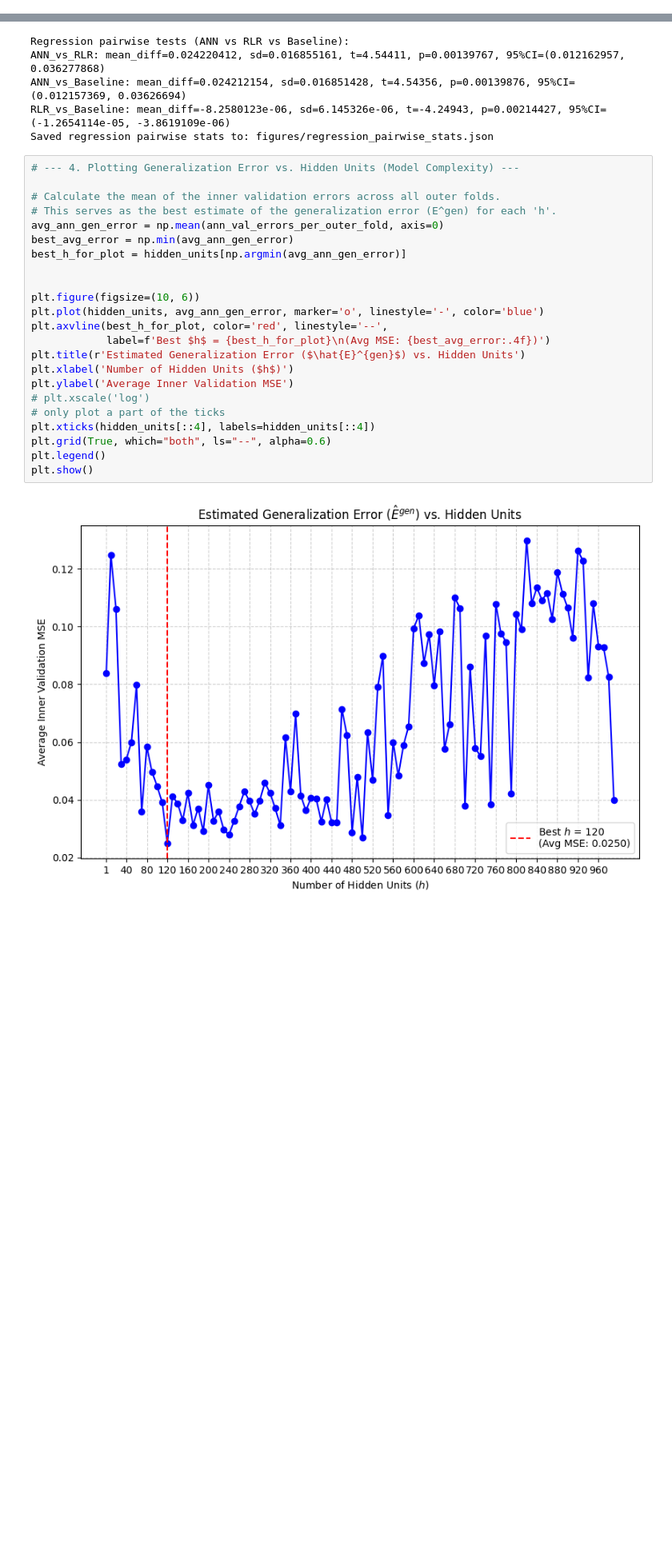
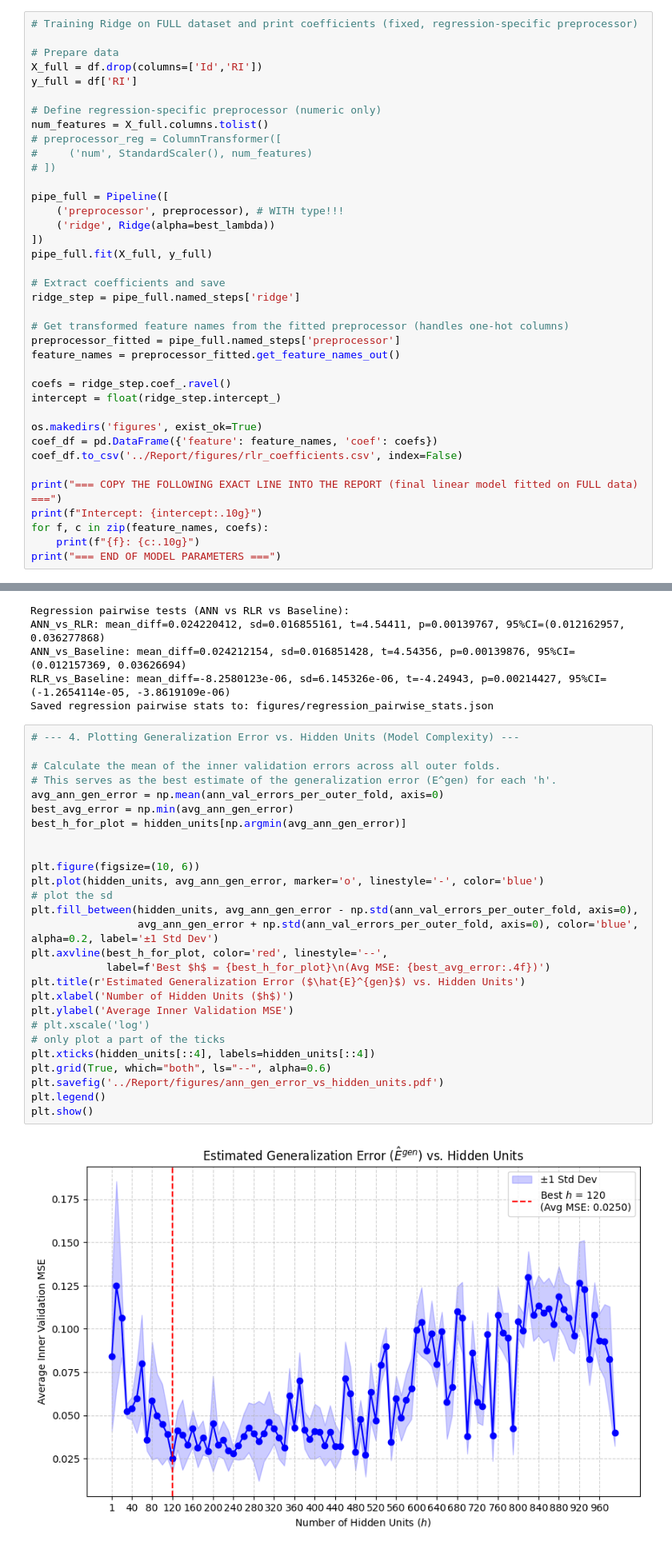
Before and after one commit to schependom/DTU_machine-learning-projects, a Jupyter notebook: Project 2/src/main.ipynb, the cells around one changed output, grey strips where cells are left out. Shown at 80% size. Drawn from its saved outputs; the diff is of its cells as text; blank space fills up the shorter version.

Commit message:
Fixed a bunch of mistakes, completed almost all of the report

```diff
--- a/Project 2/src/main.ipynb
+++ b/Project 2/src/main.ipynb
@@ -222,3 +222,41 @@ print("Saved numeric summary to: figures/rlr_cv_summary.json")
 # %% [output]
 Saved RLR CV figure to: figures/rlr_mse_vs_lambda.pdf
 Saved numeric summary to: figures/rlr_cv_summary.json
+# %%
+# Training Ridge on FULL dataset and print coefficients (fixed, regression-specific preprocessor)
+
+# Prepare data
+X_full = df.drop(columns=['Id','RI'])
+y_full = df['RI']
+
+# Define regression-specific preprocessor (numeric only)
+num_features = X_full.columns.tolist()
+# preprocessor_reg = ColumnTransformer([
+#     ('num', StandardScaler(), num_features)
+# ])
+
+pipe_full = Pipeline([
+    ('preprocessor', preprocessor), # WITH type!!!
+    ('ridge', Ridge(alpha=best_lambda))
+])
+pipe_full.fit(X_full, y_full)
+
+# Extract coefficients and save
+ridge_step = pipe_full.named_steps['ridge']
+
+# Get transformed feature names from the fitted preprocessor (handles one-hot columns)
+preprocessor_fitted = pipe_full.named_steps['preprocessor']
+feature_names = preprocessor_fitted.get_feature_names_out()
+
+coefs = ridge_step.coef_.ravel()
+intercept = float(ridge_step.intercept_)
+
+os.makedirs('figures', exist_ok=True)
+coef_df = pd.DataFrame({'feature': feature_names, 'coef': coefs})
+coef_df.to_csv('../Report/figures/rlr_coefficients.csv', index=False)
+
+print("=== COPY THE FOLLOWING EXACT LINE INTO THE REPORT (final linear model fitted on FULL data) ===")
+print(f"Intercept: {intercept:.10g}")
+for f, c in zip(feature_names, coefs):
+    print(f"{f}: {c:.10g}")
+print("=== END OF MODEL PARAMETERS ===")
@@ -638,28 +646,32 @@ Saved regression pairwise stats to: figures/regression_pairwise_stats.json
 # %%
 # --- 4. Plotting Generalization Error vs. Hidden Units (Model Complexity) ---
 
 # Calculate the mean of the inner validation errors across all outer folds.
 # This serves as the best estimate of the generalization error (E^gen) for each 'h'.
 avg_ann_gen_error = np.mean(ann_val_errors_per_outer_fold, axis=0)
 best_avg_error = np.min(avg_ann_gen_error)
 best_h_for_plot = hidden_units[np.argmin(avg_ann_gen_error)]
 
 
 plt.figure(figsize=(10, 6))
 plt.plot(hidden_units, avg_ann_gen_error, marker='o', linestyle='-', color='blue')
+# plot the sd
+plt.fill_between(hidden_units, avg_ann_gen_error - np.std(ann_val_errors_per_outer_fold, axis=0),
+                 avg_ann_gen_error + np.std(ann_val_errors_per_outer_fold, axis=0), color='blue', alpha=0.2, label='±1 Std Dev')
 plt.axvline(best_h_for_plot, color='red', linestyle='--',
             label=f'Best $h$ = {best_h_for_plot}\n(Avg MSE: {best_avg_error:.4f})')
 plt.title(r'Estimated Generalization Error ($\hat{E}^{gen}$) vs. Hidden Units')
 plt.xlabel('Number of Hidden Units ($h$)')
 plt.ylabel('Average Inner Validation MSE')
 # plt.xscale('log')
 # only plot a part of the ticks
 plt.xticks(hidden_units[::4], labels=hidden_units[::4])
 plt.grid(True, which="both", ls="--", alpha=0.6)
+plt.savefig('../Report/figures/ann_gen_error_vs_hidden_units.pdf')
 plt.legend()
 plt.show()
 # %% [output]
-[figure, old version]
+[figure, new version]
 # %%
 def generate_latex_table_content(df):
     """
```
Also changed, not shown: parts of 10 cells of this notebook, 17 other files.
